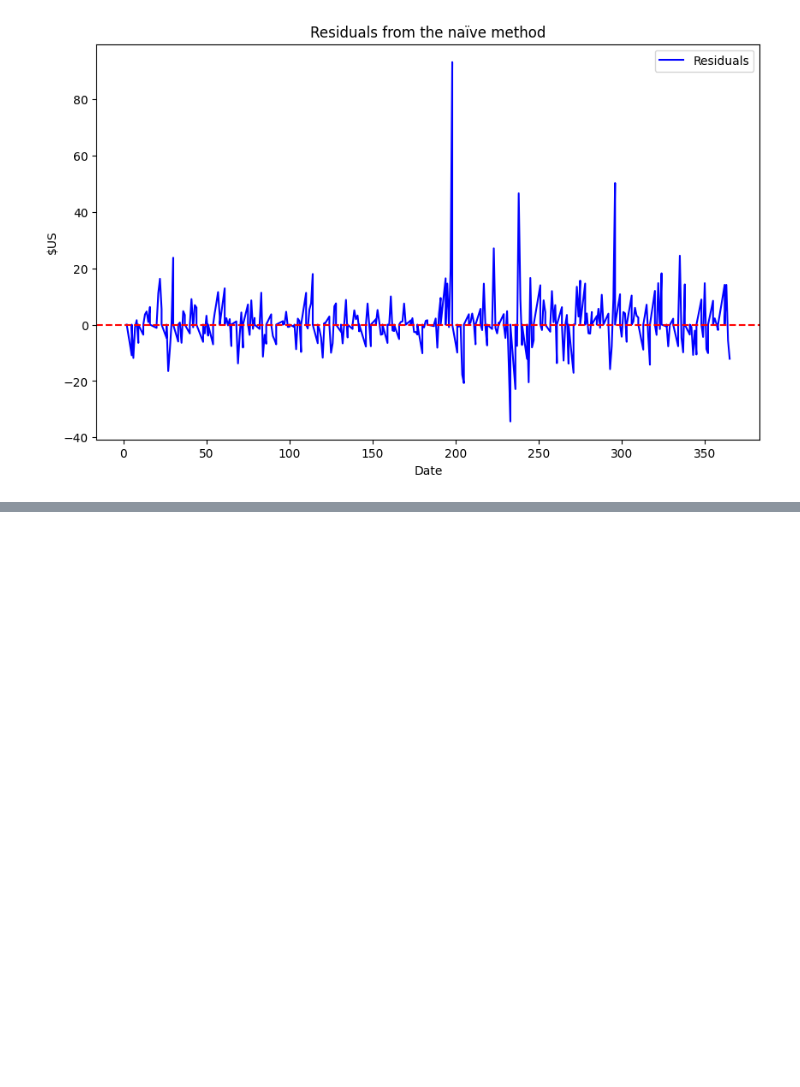
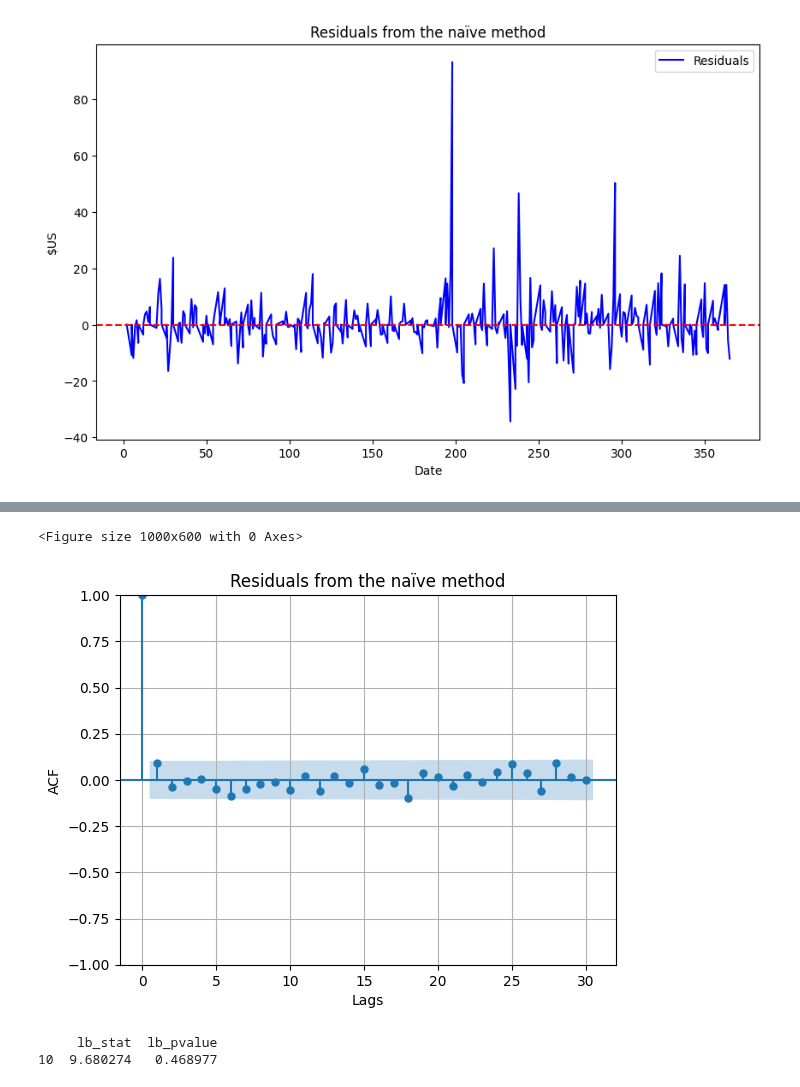
Before and after one commit to DavidGuzzi/TSA, a Jupyter notebook: Forecasting Principles and Practice 3rd/2/5.ipynb, the cells around one changed output, grey strips where cells are left out. Drawn from its saved outputs; the diff is of its cells as text; code cells hidden in the pictures; blank space fills up the shorter version.

```diff
--- a/Forecasting Principles and Practice 3rd/2/5.ipynb
+++ b/Forecasting Principles and Practice 3rd/2/5.ipynb
@@ -409,0 +419,24 @@ plt.show()
+# %%
+import statsmodels.api as sm
+
+# Graficar ACF de los residuos
+plt.figure(figsize=(10, 6))
+sm.graphics.tsa.plot_acf(aug['residuals'], lags=30)  # Puedes ajustar el número de lags según sea necesario
+plt.title("Residuals from the naïve method")
+plt.xlabel("Lags")
+plt.ylabel("ACF")
+plt.grid()
+plt.show()
+# %% [output]
+<Figure size 1000x600 with 0 Axes>
+[figure, added]
+# %%
+from statsmodels.stats.diagnostic import acorr_ljungbox
+# Calcular Box-Pierce para los residuos
+box_pierce_results = acorr_ljungbox(aug['residuals'], lags=[10], return_df=True)
+
+# Mostrar resultados
+print(box_pierce_results)
+# %% [output]
+     lb_stat  lb_pvalue
+10  9.680274   0.468977
```
Also changed, not shown: parts of 2 cells of this notebook.
